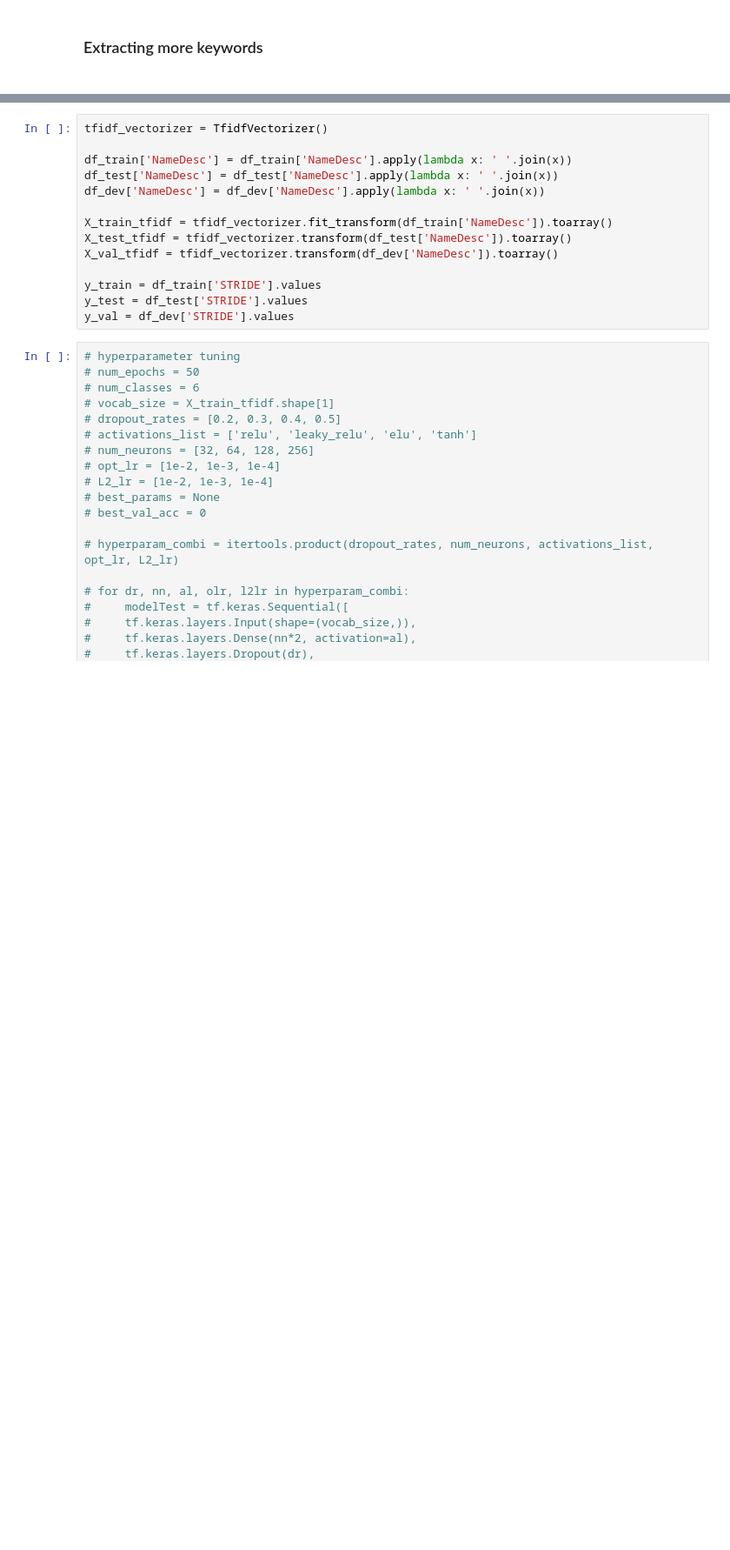
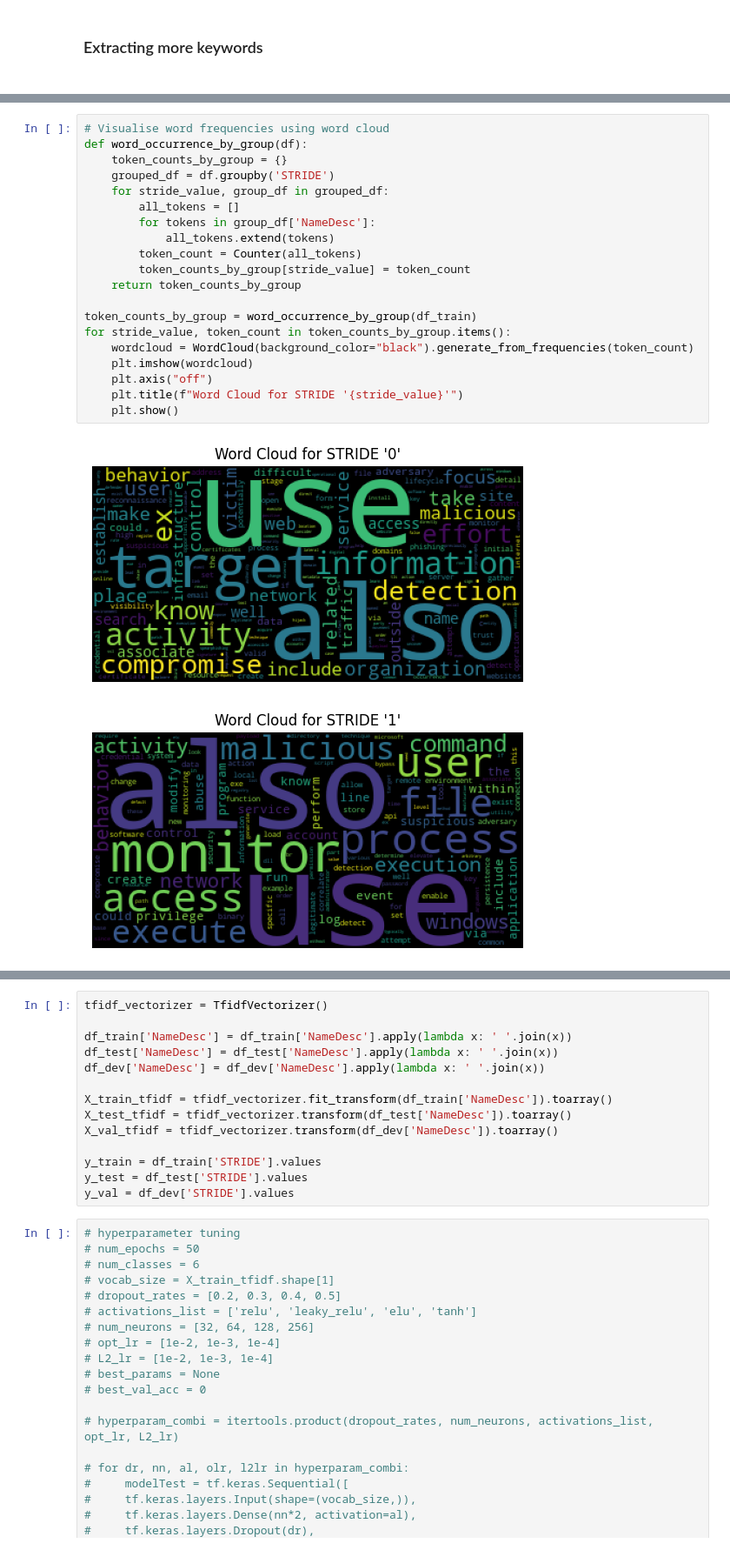
Before and after one commit to elden-l0rd/IARCS-internship, a Jupyter notebook: code/train-with-keywords.ipynb, the cells around one changed output, grey strips where cells are left out. Shown at 87% size. Saved outputs shown, nothing was run; the diff lists cells and outputs as text; blank space fills up the shorter version.

```diff
--- a/code/train-with-keywords.ipynb
+++ b/code/train-with-keywords.ipynb
@@ -345,0 +371,23 @@ STRIDE MAPPING:
+# %%
+# Visualise word frequencies using word cloud
+def word_occurrence_by_group(df):
+    token_counts_by_group = {}
+    grouped_df = df.groupby('STRIDE')
+    for stride_value, group_df in grouped_df:
+        all_tokens = []
+        for tokens in group_df['NameDesc']:
+            all_tokens.extend(tokens)
+        token_count = Counter(all_tokens)
+        token_counts_by_group[stride_value] = token_count
+    return token_counts_by_group
+
+token_counts_by_group = word_occurrence_by_group(df_train)
+for stride_value, token_count in token_counts_by_group.items():
+    wordcloud = WordCloud(background_color="black").generate_from_frequencies(token_count)
+    plt.imshow(wordcloud)
+    plt.axis("off")
+    plt.title(f"Word Cloud for STRIDE '{stride_value}'")
+    plt.show()
+# %% [output]
+[figure, added]
+[figure, added]
```
Also changed, not shown: parts of 20 cells of this notebook, 9 other files.
